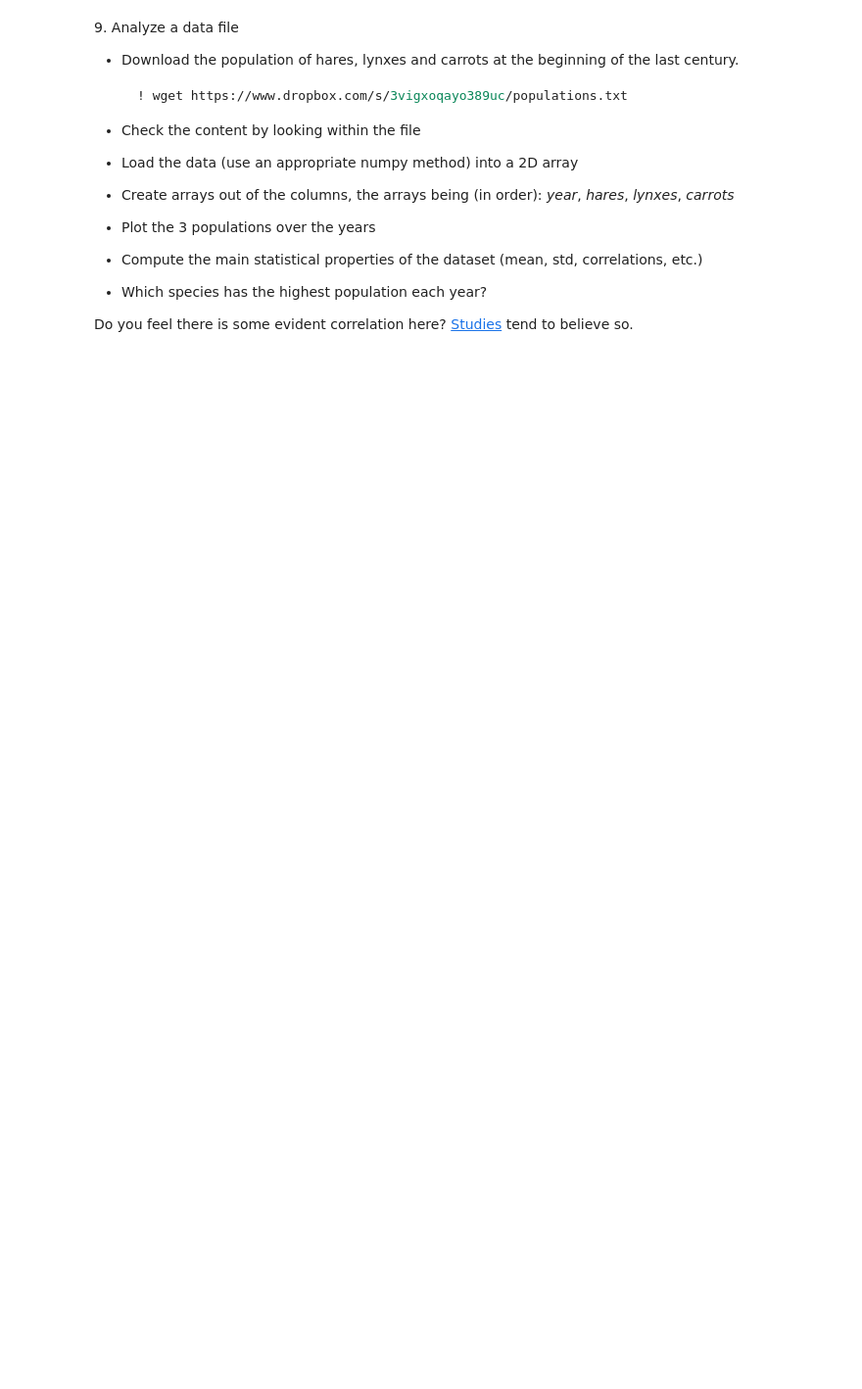
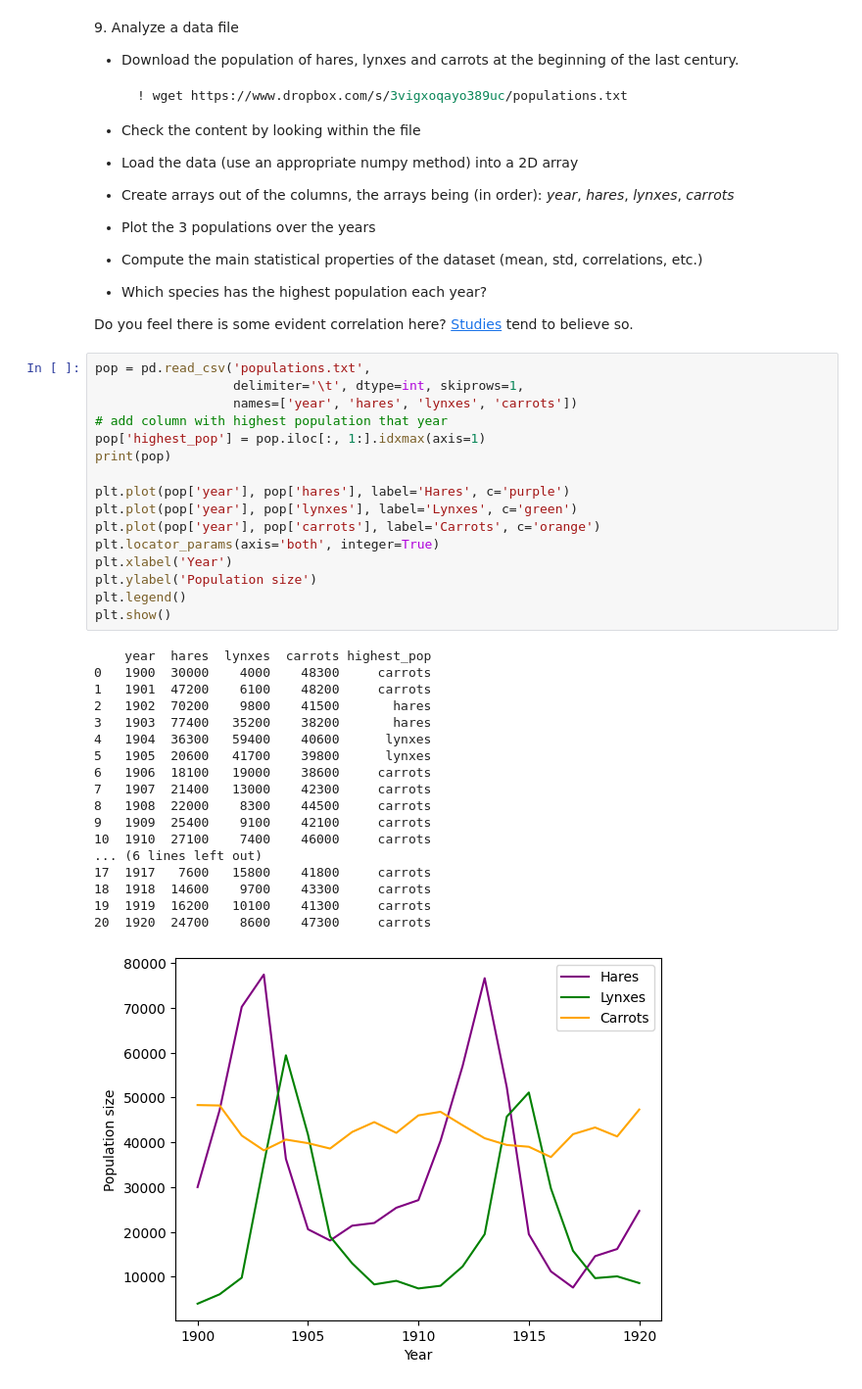
Before and after one commit to gulbord/LaboratoryOfComputationalPhysics_Y5, a Jupyter notebook: 04ex_Numpy.ipynb, the cells around one changed output. Shown at 98% size. Drawn from its saved outputs; the diff is of its cells as text; blank space fills up the shorter version.

```diff
--- a/04ex_Numpy.ipynb
+++ b/04ex_Numpy.ipynb
@@ -266,3 +282,38 @@ Did you get what you expected?
   * Which species has the highest population each year?
 
 Do you feel there is some evident correlation here? [Studies](https://www.enr.gov.nt.ca/en/services/lynx/lynx-snowshoe-hare-cycle) tend to believe so.
+# %%
+pop = pd.read_csv('populations.txt',
+                  delimiter='\t', dtype=int, skiprows=1,
+                  names=['year', 'hares', 'lynxes', 'carrots'])
+# add column with highest population that year
+pop['highest_pop'] = pop.iloc[:, 1:].idxmax(axis=1)
+print(pop)
+
+plt.plot(pop['year'], pop['hares'], label='Hares', c='purple')
+plt.plot(pop['year'], pop['lynxes'], label='Lynxes', c='green')
+plt.plot(pop['year'], pop['carrots'], label='Carrots', c='orange')
+plt.locator_params(axis='both', integer=True)
+plt.xlabel('Year')
+plt.ylabel('Population size')
+plt.legend()
+plt.show()
+# %% [output]
+    year  hares  lynxes  carrots highest_pop
+0   1900  30000    4000    48300     carrots
+1   1901  47200    6100    48200     carrots
+2   1902  70200    9800    41500       hares
+3   1903  77400   35200    38200       hares
+4   1904  36300   59400    40600      lynxes
+5   1905  20600   41700    39800      lynxes
+6   1906  18100   19000    38600     carrots
+7   1907  21400   13000    42300     carrots
+8   1908  22000    8300    44500     carrots
+9   1909  25400    9100    42100     carrots
+10  1910  27100    7400    46000     carrots
+... (6 lines left out)
+17  1917   7600   15800    41800     carrots
+18  1918  14600    9700    43300     carrots
+19  1919  16200   10100    41300     carrots
+20  1920  24700    8600    47300     carrots
+[figure, added]
```
Also changed, not shown: parts of 2 cells of this notebook, 1 other file.
